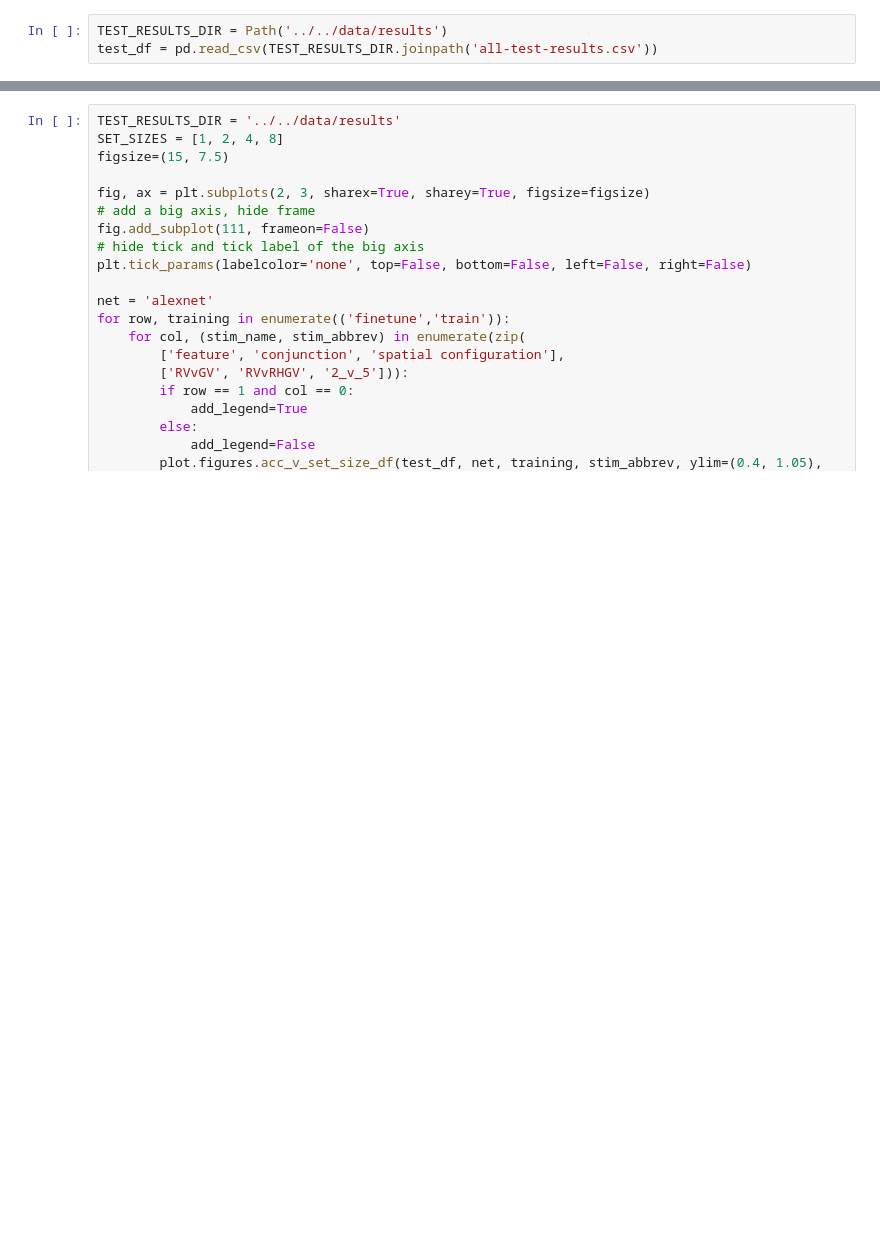
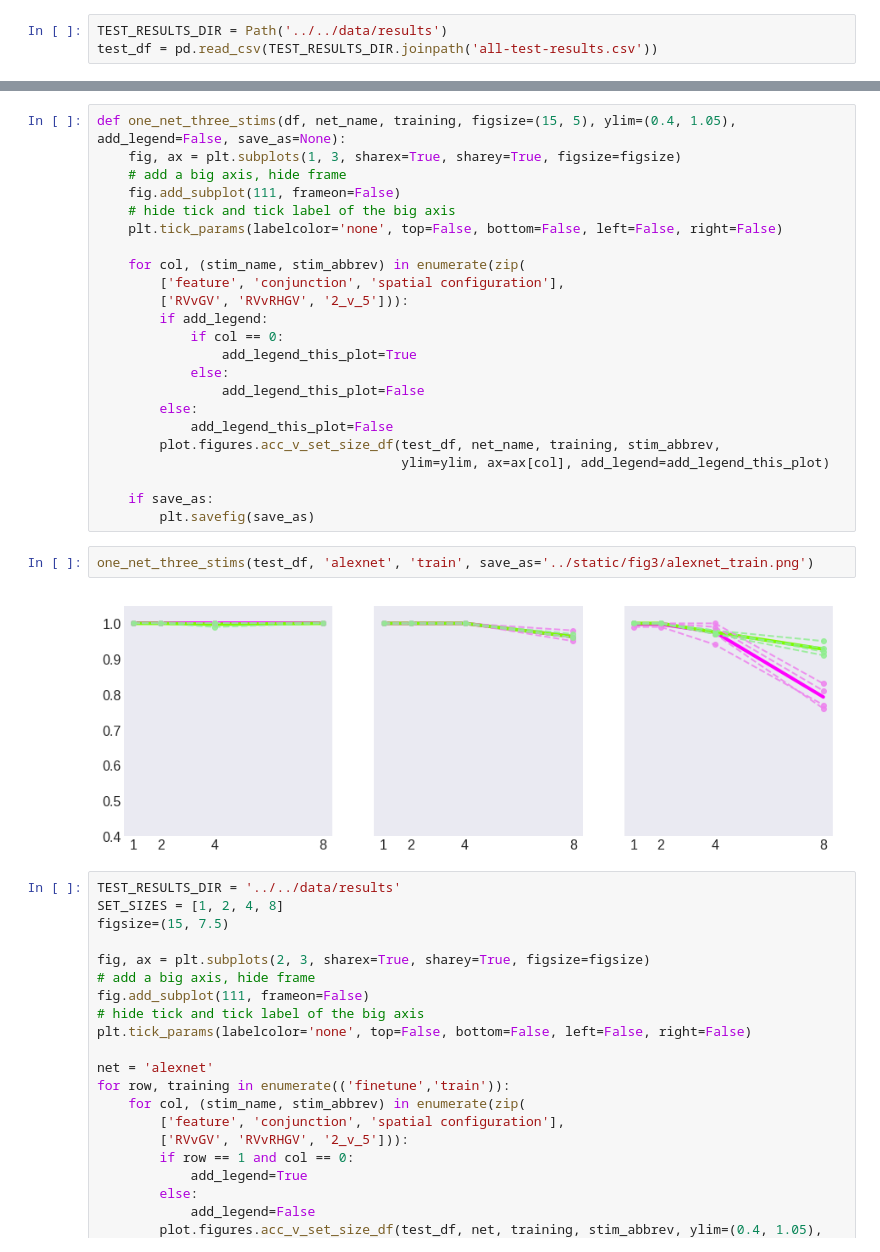
Before and after one commit to NickleDave/visual-search-nets, a Jupyter notebook: docs/notebooks/fig2-and-3.ipynb, the cells around one changed output, grey strips where cells are left out. Cells and saved outputs as stored; diff of their text form; blank space fills up the shorter version.

```diff
--- a/docs/notebooks/fig2-and-3.ipynb
+++ b/docs/notebooks/fig2-and-3.ipynb
@@ -35,3 +31,30 @@ plt.savefig('../static/fig2/from-ipynb.png')
+# %%
+def one_net_three_stims(df, net_name, training, figsize=(15, 5), ylim=(0.4, 1.05), add_legend=False, save_as=None):
+    fig, ax = plt.subplots(1, 3, sharex=True, sharey=True, figsize=figsize)
+    # add a big axis, hide frame
+    fig.add_subplot(111, frameon=False)
+    # hide tick and tick label of the big axis
+    plt.tick_params(labelcolor='none', top=False, bottom=False, left=False, right=False)
+
+    for col, (stim_name, stim_abbrev) in enumerate(zip(
+        ['feature', 'conjunction', 'spatial configuration'],
+        ['RVvGV', 'RVvRHGV', '2_v_5'])):
+        if add_legend:
+            if col == 0:
+                add_legend_this_plot=True
+            else:
+                add_legend_this_plot=False
+        else:
+            add_legend_this_plot=False
+        plot.figures.acc_v_set_size_df(test_df, net_name, training, stim_abbrev,
+                                       ylim=ylim, ax=ax[col], add_legend=add_legend_this_plot)
+
+    if save_as:
+        plt.savefig(save_as)
+# %%
+one_net_three_stims(test_df, 'alexnet', 'train', save_as='../static/fig3/alexnet_train.png')
+# %% [output]
+[figure, added]
 # %%
 TEST_RESULTS_DIR = '../../data/results'
 SET_SIZES = [1, 2, 4, 8]
```
Also changed, not shown: parts of 1 cell of this notebook, 7 other files.
